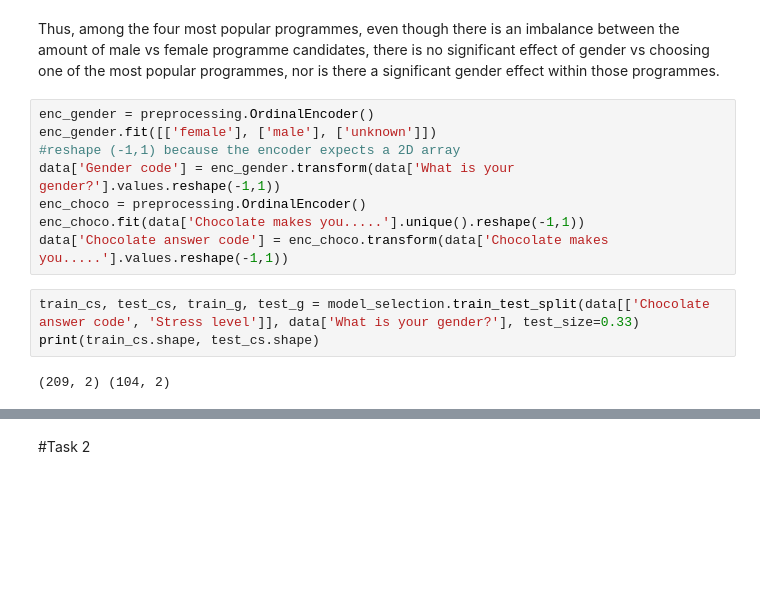
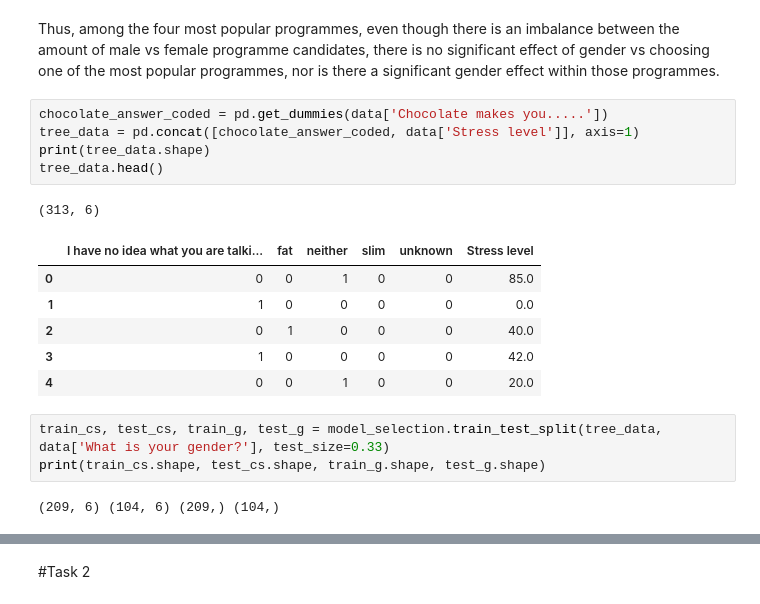
Before and after one commit to sid-chaubs/data-mining-assignment-1, a Jupyter notebook: DMT_1.ipynb, the cells around one changed output, grey strips where cells are left out. Saved outputs shown, nothing was run; the diff lists cells and outputs as text; blank space fills up the shorter version.

```diff
--- a/DMT_1.ipynb
+++ b/DMT_1.ipynb
@@ -188,19 +188,24 @@ print('p-value for chi-squared contingency test of most popular programmes for t
 p-value for chi-squared contingency test of most popular programmes for this course:  0.38450255563355384
 # %% [markdown]
 Thus, among the four most popular programmes, even though there is an imbalance between the amount of male vs female programme candidates, there is no significant effect of gender vs choosing one of the most popular programmes, nor is there a significant gender effect within those programmes.
-# %%
-enc_gender = preprocessing.OrdinalEncoder()
-enc_gender.fit([['female'], ['male'], ['unknown']])
-#reshape (-1,1) because the encoder expects a 2D array
-data['Gender code'] = enc_gender.transform(data['What is your gender?'].values.reshape(-1,1))
-enc_choco = preprocessing.OrdinalEncoder()
-enc_choco.fit(data['Chocolate makes you.....'].unique().reshape(-1,1))
-data['Chocolate answer code'] = enc_choco.transform(data['Chocolate makes you.....'].values.reshape(-1,1))
+# %%
+chocolate_answer_coded = pd.get_dummies(data['Chocolate makes you.....'])
+tree_data = pd.concat([chocolate_answer_coded, data['Stress level']], axis=1)
+print(tree_data.shape)
+tree_data.head()
+# %% [output]
+(313, 6)
+|  | I have no idea what you are talki... | fat | neither | slim | unknown | Stress level |
+| 0 | 0 | 0 | 1 | 0 | 0 | 85.0 |
+| 1 | 1 | 0 | 0 | 0 | 0 | 0.0 |
+| 2 | 0 | 1 | 0 | 0 | 0 | 40.0 |
+| 3 | 1 | 0 | 0 | 0 | 0 | 42.0 |
+| 4 | 0 | 0 | 1 | 0 | 0 | 20.0 |
 # %%
-train_cs, test_cs, train_g, test_g = model_selection.train_test_split(data[['Chocolate answer code', 'Stress level']], data['What is your gender?'], test_size=0.33)
-print(train_cs.shape, test_cs.shape)
+train_cs, test_cs, train_g, test_g = model_selection.train_test_split(tree_data, data['What is your gender?'], test_size=0.33)
+print(train_cs.shape, test_cs.shape, train_g.shape, test_g.shape)
 # %% [output]
-(209, 2) (104, 2)
+(209, 6) (104, 6) (209,) (104,)
 # %%
 train_cs[:3], train_g[:3]
 # %% [output]
```
Also changed, not shown: parts of 8 cells of this notebook.
